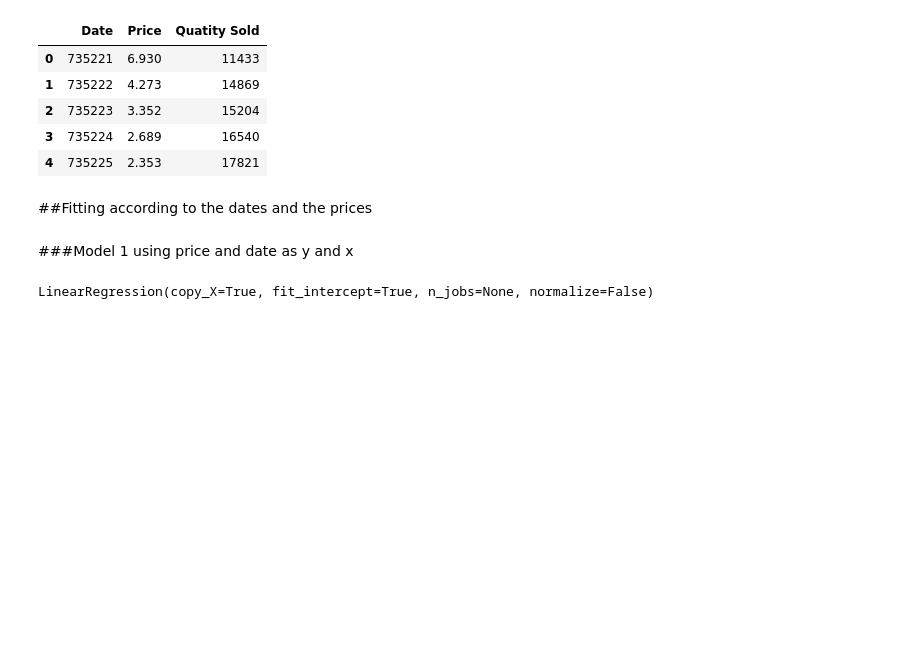
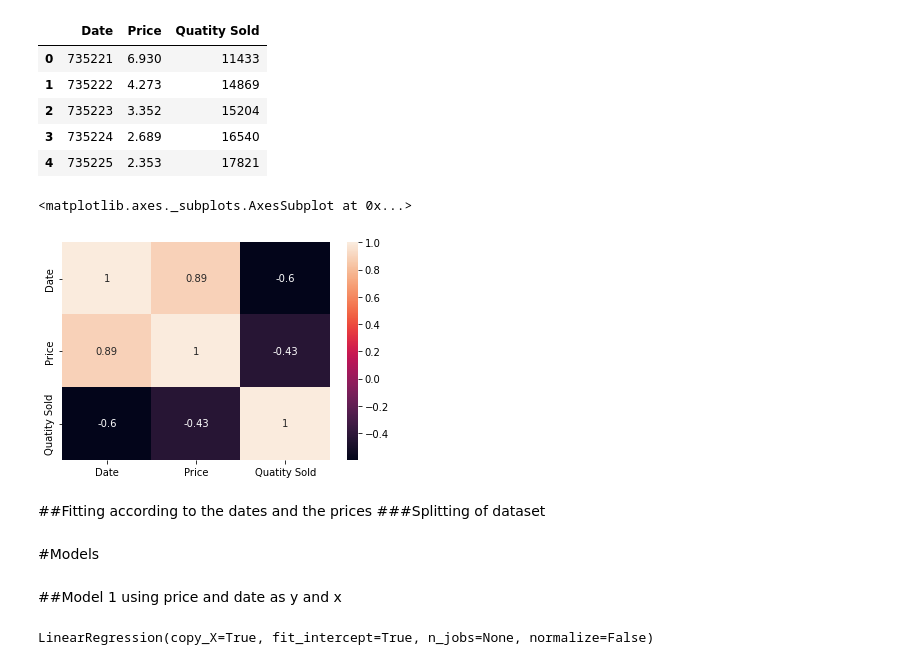
Before and after one commit to basharbme/Steam_Price_Predictor, a Jupyter notebook: ML/Predictor_Regression.ipynb, the cells around one changed output. Drawn from its saved outputs; the diff is of its cells as text; code cells hidden in the pictures; blank space fills up the shorter version.

```diff
--- a/ML/Predictor_Regression.ipynb
+++ b/ML/Predictor_Regression.ipynb
@@ -167,5 +163,13 @@ item.head()
 | 2 | 735223 | 3.352 | 15204 |
 | 3 | 735224 | 2.689 | 16540 |
 | 4 | 735225 | 2.353 | 17821 |
+# %%
+#corr matrix
+cm=item.corr()
+sns.heatmap(cm, annot=True)
+# %% [output]
+<matplotlib.axes._subplots.AxesSubplot at 0x...>
+[figure, added]
 # %% [markdown]
 ##Fitting according to the dates and the prices
+###Splitting of dataset
@@ -172,5 +180,7 @@ item.head()
+# %% [markdown]
+#Models
 # %% [markdown]
-###Model 1 using price and date as y and x
+##Model 1 using price and date as y and x
 # %%
 reg1=linear_model.LinearRegression()
 reg1.fit(item[['Date']], item.Price)
```
Also changed, not shown: parts of 39 cells of this notebook.
